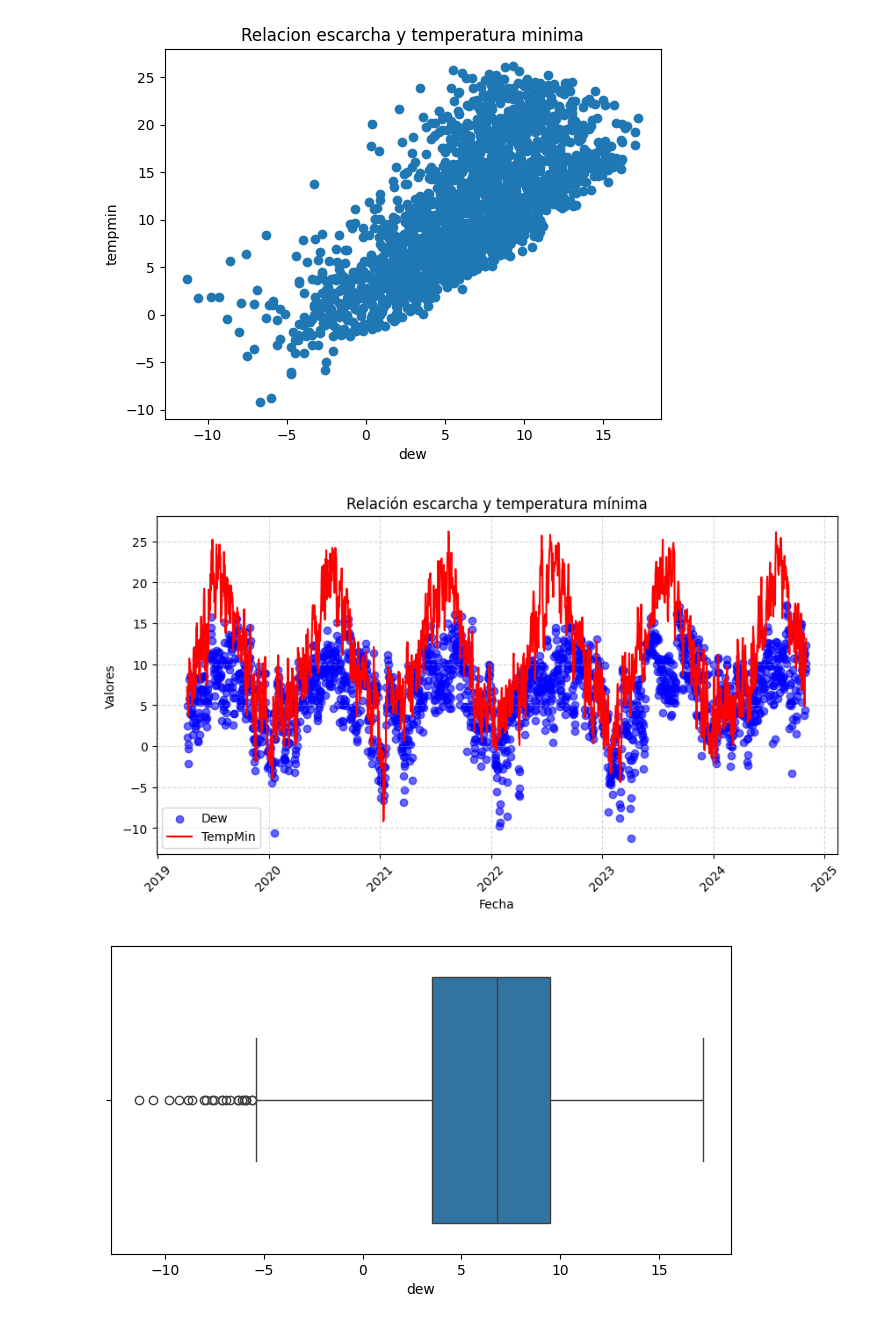
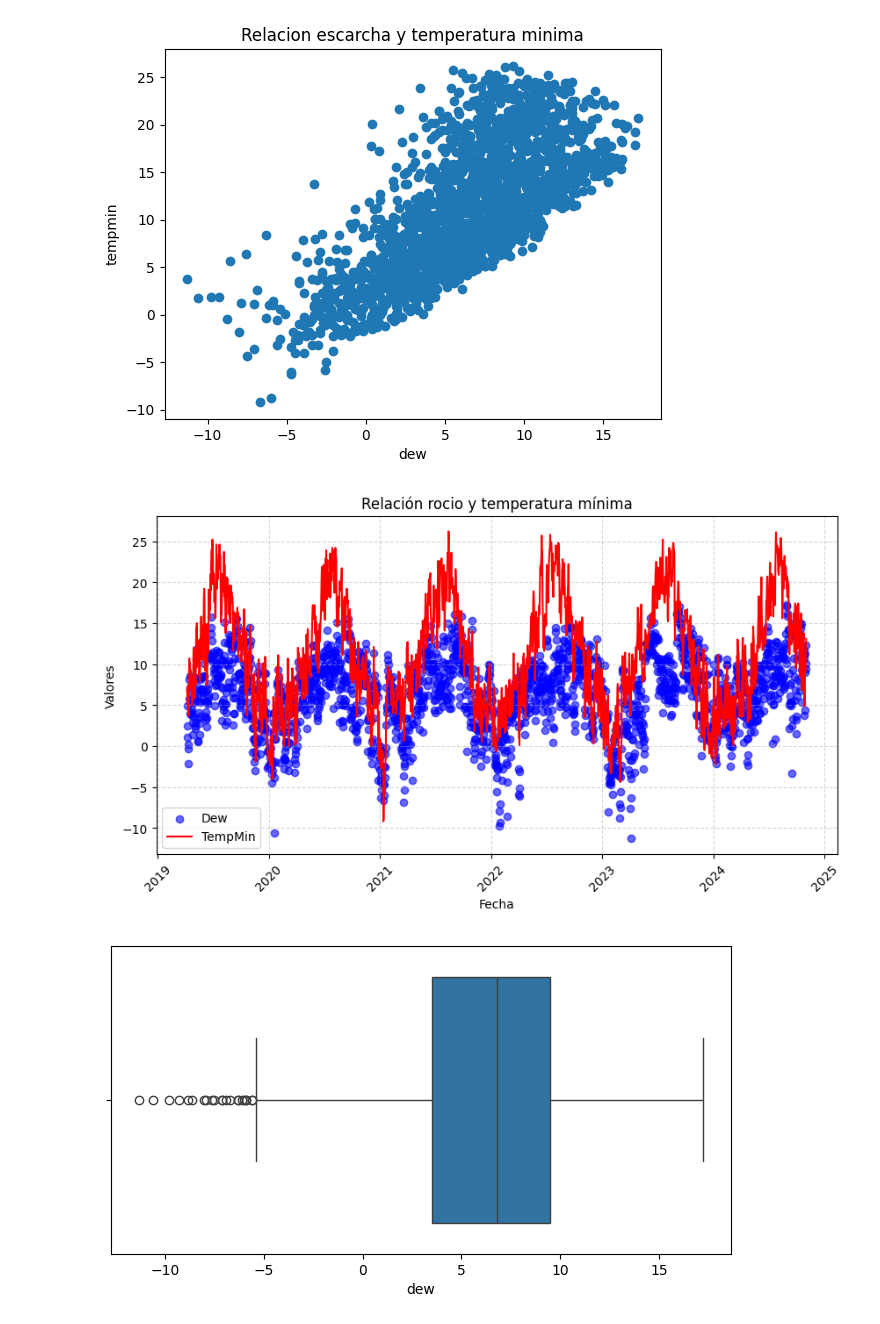
Before and after one commit to J0rge14/TrabajoTemperatura, a Jupyter notebook: temperatura.ipynb, the cells around one changed output. Cells and saved outputs as stored; diff of their text form; code cells hidden in the pictures.

```diff
--- a/temperatura.ipynb
+++ b/temperatura.ipynb
@@ -94,26 +94,26 @@ plt.show()
 # %%
 grouped= df.groupby("year")
 
 
 import matplotlib.pyplot as plt
 
 # Graficar dew como puntos y tempmin como línea
 plt.figure(figsize=(10, 5))  # Ajustar tamaño de la gráfica
 plt.scatter(df["datetime"], df["dew"], label="Dew", color="blue", alpha=0.6)
 plt.plot(df["datetime"], df["tempmin"], label="TempMin", color="red")
 
 # Mejoras en la visualización
-plt.title("Relación escarcha y temperatura mínima")
+plt.title("Relación rocio y temperatura mínima")
 plt.xlabel("Fecha")
 plt.ylabel("Valores")
 plt.legend()
 plt.xticks(rotation=45)  # Rotar etiquetas del eje x para mejor lectura
 plt.grid(True, linestyle="--", alpha=0.5)  # Agregar rejilla suave
 
 # Mostrar gráfica
 plt.show()
 # %% [output]
-[figure, old version]
+[figure, new version]
 # %%
 # Creamos el Boxplot dew
 
```
Also changed, not shown: parts of 4 cells of this notebook.
